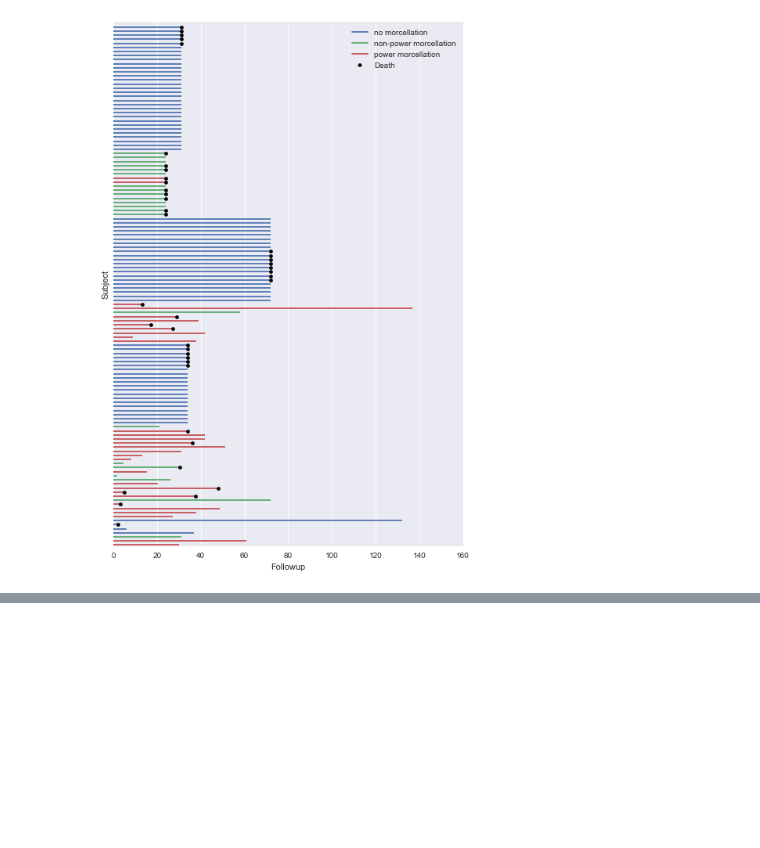
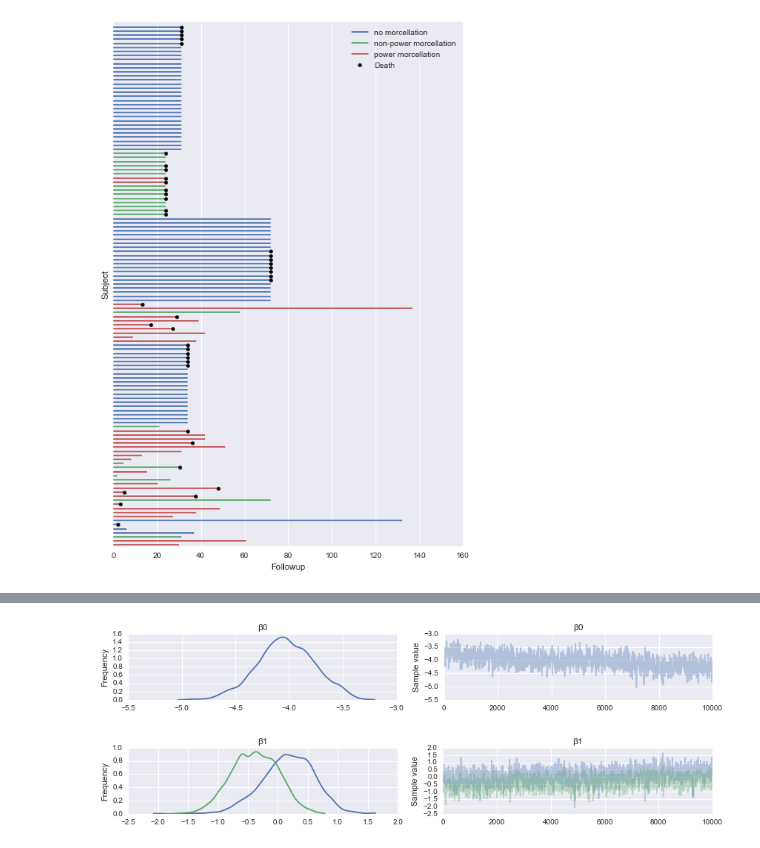
Before and after one commit to VanderbiltPopHealthSci/uterine_fibroids_MA, a Jupyter notebook: Key Question 4 Meta-analysis.ipynb, the cells around one changed output, grey strips where cells are left out. Cells and saved outputs as stored; diff of their text form; code cells hidden in the pictures; blank space fills up the shorter version.

Commit message:
Complete exponential survival model

```diff
--- a/Key Question 4 Meta-analysis.ipynb
+++ b/Key Question 4 Meta-analysis.ipynb
@@ -254,4 +204,6 @@ exposure[np.arange(n_patients), last_period] = time - interval_bounds[last_perio
 # %%
 time_missing = model_data['Months follow-up'].copy()
-time_missing[model_data.followup_event_time] = 1.11
-time_masked = np.ma.masked_equal(time_missing, value=1.11)
+time_missing[model_data.followup_event_time] = 1
+time_masked = np.ma.masked_values(time_missing, value=1)
+
+non_power, power = model_data[['non_power_morcellation', 'power_morcellation']].values.astype(int).T
@@ -312,7 +214,27 @@ Applied log-transform to lambda0 and added transformed lambda0_log to model.
+# %%
+with Model() as model:
+
+    # Impute missing event times
+    time_imputed = Uniform('time_imputed', np.zeros(n_patients), time.values,
+                              observed=time_masked, testval=2)
+
+    # Intercept for survival rate
+    β0 = Normal('β0', mu=0.0, tau=0.0001)
+    # Treatment effects
+    β1 = Normal('β1', mu=0.0, tau=0.0001, shape=2)
+
+    # Survival rates
+    λ = Deterministic('λ', tt.exp(β0 + β1[0] * non_power + β1[1] * power))
+
+    # Exponential survival likelihood, accounting for censoring
+    def logp(event):
+        return event * tt.log(λ) - λ * time_imputed
+
+    survival = DensityDist('survival', logp, observed={'event':event})
 # %%
 n_iterations = 20000
 n_burn = 10000
 # %%
 with model:
-    trace = pm.sample(n_iterations, step=pm.Metropolis())
+    trace = sample(n_iterations, step=Metropolis())
 # %% [output]
@@ -396,0 +242,8 @@ ax.legend(loc=1);
+# %%
+traceplot(trace[n_burn:], varnames=['β0']);
+# %% [output]
+[figure, added]
+# %%
+traceplot(trace[n_burn:], varnames=['β1']);
+# %% [output]
+[figure, added]
```
Also changed, not shown: parts of 28 cells of this notebook.
